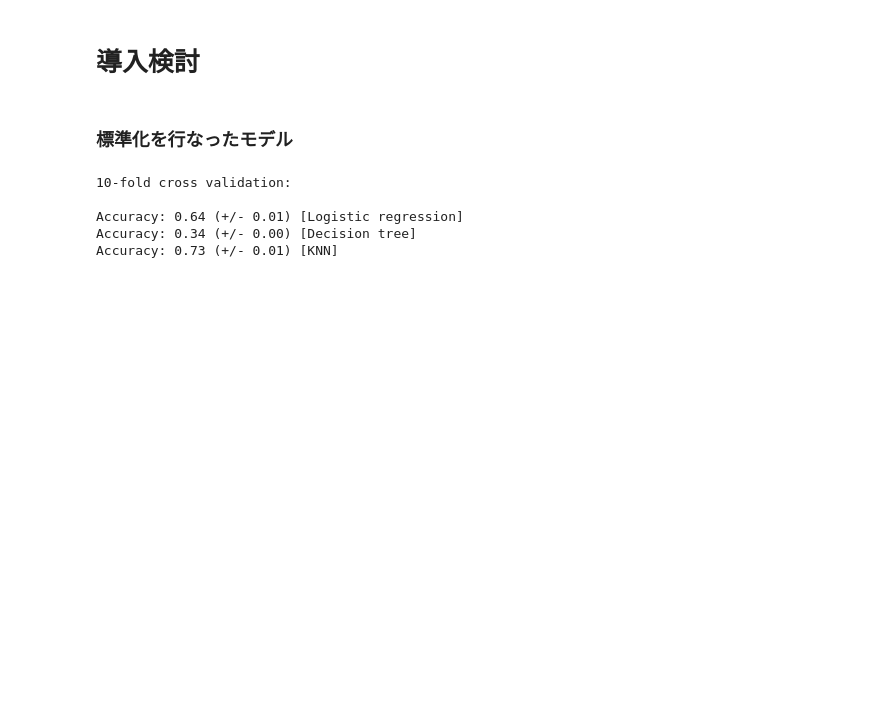
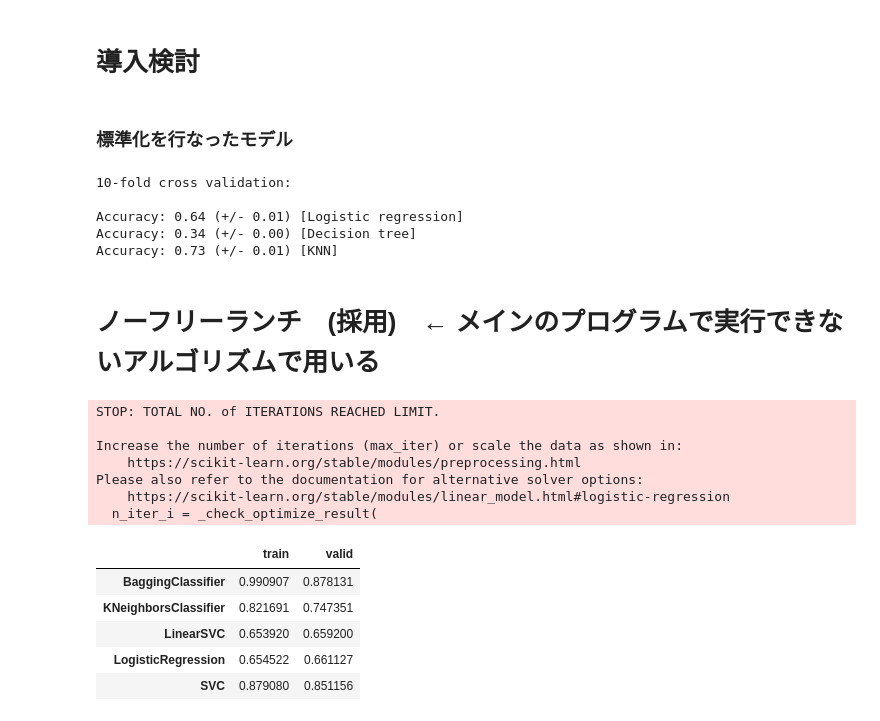
Before and after one commit to CheeseGue/DataScience, a Jupyter notebook: GithubWithKaggle/model-obesity.ipynb, the cells around one changed output. Drawn from its saved outputs; the diff is of its cells as text; code cells hidden in the pictures; blank space fills up the shorter version.

Commit message:
Kaggle Notebook | Model_Obesity | Version 30

```diff
--- a/GithubWithKaggle/model-obesity.ipynb
+++ b/GithubWithKaggle/model-obesity.ipynb
@@ -384,3 +383,45 @@ for clf, label in zip([pipe1, clf2, pipe3], clf_labels):
 Accuracy: 0.64 (+/- 0.01) [Logistic regression]
 Accuracy: 0.34 (+/- 0.00) [Decision tree]
 Accuracy: 0.73 (+/- 0.01) [KNN]
+# %% [markdown]
+# ノーフリーランチ　(採用)　← メインのプログラムで実行できないアルゴリズムで用いる
+# %%
+from sklearn.neighbors import KNeighborsClassifier
+from sklearn.ensemble import BaggingClassifier
+from sklearn.linear_model import LogisticRegression
+from sklearn.svm import LinearSVC, SVC
+
+sc = StandardScaler()
+X_train_std = sc.fit_transform(X_train)
+X_valid_std = sc.fit_transform(X_valid)
+
+models = {
+     'KNeighborsClassifier': KNeighborsClassifier(),
+    'BaggingClassifier': BaggingClassifier(random_state=42),
+    'LogisticRegression': LogisticRegression(random_state=42),
+    'LinearSVC': LinearSVC(random_state=42),
+    'SVC': SVC(random_state=42),
+}
+
+scores = {}
+
+for model_name, model in models.items():
+    model.fit(X_train_std, y_train)
+    scores[(model_name, 'train')] = model.score(X_train_std, y_train)
+    scores[(model_name, 'valid')] = model.score(X_valid_std, y_valid)
+
+pd.Series(scores).unstack()
+# %% [output]
+STOP: TOTAL NO. of ITERATIONS REACHED LIMIT.
+
+Increase the number of iterations (max_iter) or scale the data as shown in:
+    https://scikit-learn.org/stable/modules/preprocessing.html
+Please also refer to the documentation for alternative solver options:
+    https://scikit-learn.org/stable/modules/linear_model.html#logistic-regression
+  n_iter_i = _check_optimize_result(
+|  | train | valid |
+| BaggingClassifier | 0.990907 | 0.878131 |
+| KNeighborsClassifier | 0.821691 | 0.747351 |
+| LinearSVC | 0.653920 | 0.659200 |
+| LogisticRegression | 0.654522 | 0.661127 |
+| SVC | 0.879080 | 0.851156 |
```
Also changed, not shown: parts of 2 cells of this notebook.
